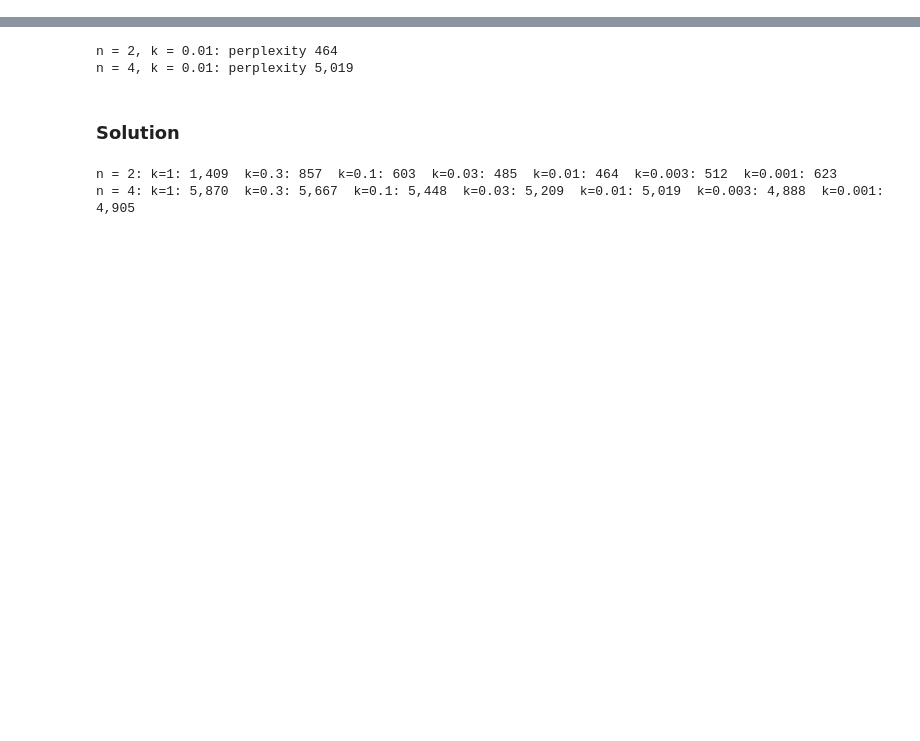
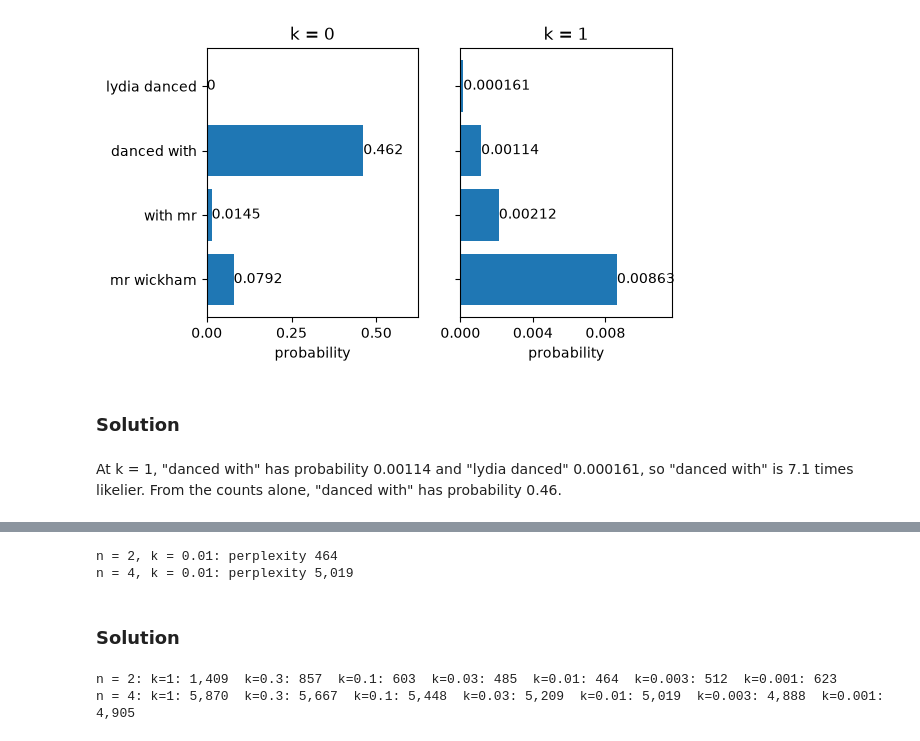
Before and after one commit to josterri/predicting-the-next-words-notebooks, a Jupyter notebook: ch03_workbook.ipynb, the cells around one changed output, grey strips where cells are left out. Drawn from its saved outputs; the diff is of its cells as text; code cells hidden in the pictures; blank space fills up the shorter version.

```diff
--- a/ch03_workbook.ipynb
+++ b/ch03_workbook.ipynb
@@ -44 +189,20 @@ display(Markdown(f"{len(chapters)} chapters: the first {n_train} train the model
+# %%
+K = 1
+SENTENCE = "lydia danced with mr wickham"
+compare(SENTENCE, K)
+# %% [output]
+[figure, added]
+# %% [markdown]
+### Solution
+# %%
+raw, smooth = pair_rows(SENTENCE), pair_rows(SENTENCE, K)
+assert len(raw) > 1, "step 3 compares two pairs: SENTENCE needs three words or more"
+hi = max(range(len(raw)), key=lambda i: raw[i][3])
+lo = min((i for i in range(len(raw)) if i != hi), key=lambda i: raw[i][3])
+a, b = smooth[hi][3], smooth[lo][3]
+display(Markdown(f"At k = {K}, \"{raw[hi][0]}\" has probability {a:.3g} and \"{raw[lo][0]}\" {b:.3g}, so "
+                 f"\"{raw[hi][0]}\" is {f'{a / b:.1f} times' if b else 'infinitely'} likelier. From the counts "
+                 f"alone, \"{raw[hi][0]}\" has probability {raw[hi][3]:.2f}."))
+# %% [output]
+At k = 1, "danced with" has probability 0.00114 and "lydia danced" 0.000161, so "danced with" is 7.1 times likelier. From the counts alone, "danced with" has probability 0.46.
 # %% [markdown]
```
Also changed, not shown: parts of 31 cells of this notebook.
